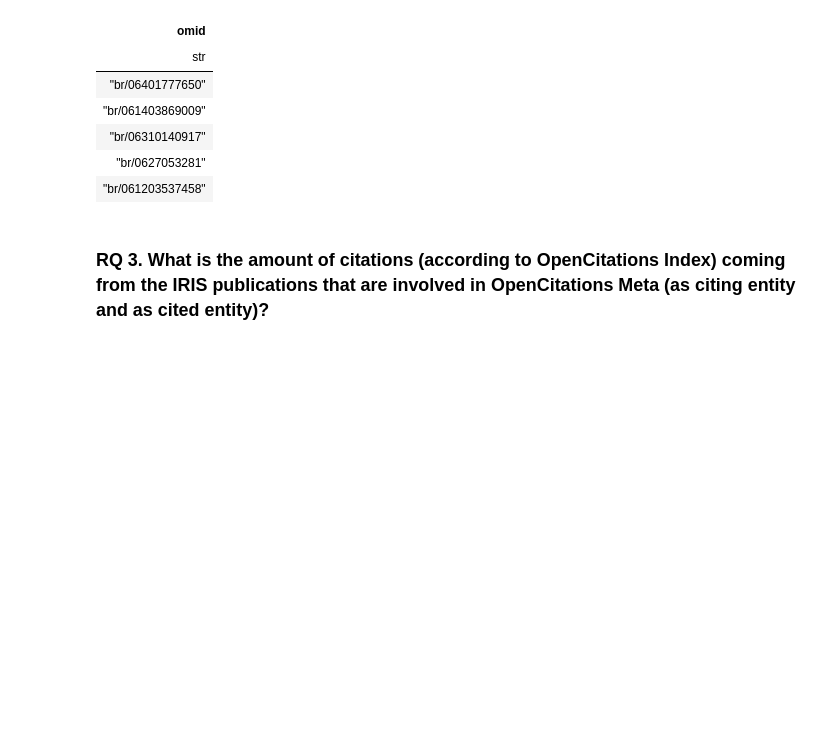
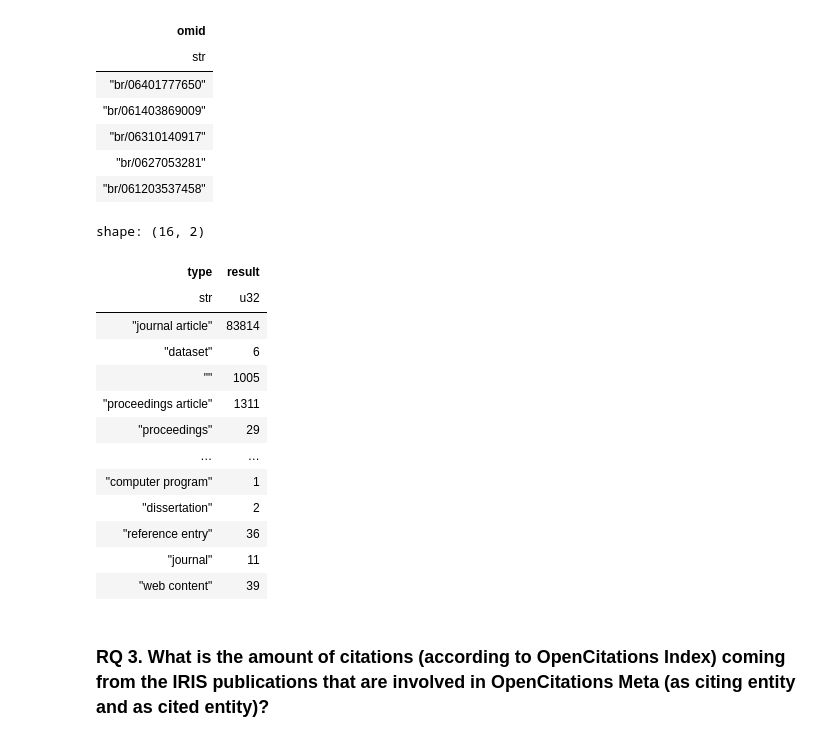
Before and after one commit to open-sci/2023-2024-atreides-code, a Jupyter notebook: leo.ipynb, the cells around one changed output. Saved outputs shown, nothing was run; the diff lists cells and outputs as text; code cells hidden in the pictures; blank space fills up the shorter version.

```diff
--- a/leo.ipynb
+++ b/leo.ipynb
@@ -119,6 +127,12 @@ for file in tqdm(openalex_zip.namelist()):
                     .select(['id', 'title', 'author', 'type'])
                     .sink_parquet('./data/openalex_parquet/{}.parquet'.format(file.split('/')[-1].replace(".csv", "")))
                 )
+# %%
+
+thread_factor = max(12 / multiprocessing.cpu_count(), 1)
+STREAMING_CHUNK_SIZE = max(50_000 / 3 * thread_factor, 1000)
+
+pl.Config.set_streaming_chunk_size(1000);
 # %%
 ### read the parquet files
 
@@ -390,0 +420,2 @@ len(dois_isbns)
+# %%
+pl.Config.set_streaming_chunk_size(50000);
@@ -485,3 +527,35 @@ rq2_query.head(5)
+# %%
+openalex_rq2_query = (
+    openalex_lf
+    .select(['id', 'type'])
+    .with_columns((pl.col('id').str.extract(r"((?:doi|isbn):[^\s]+)")))
+    .drop_nulls('id')
+    .filter(
+        pl.col("id").is_in(dois_isbns)
+    )
+    .group_by("type")
+    .agg(
+        pl.col('type').count().alias('result')
+    )
+    .sink_csv('iris_in_om_openalex.csv')
+)
+
+#openalex_rq2_query
+# %% [output]
+shape: (16, 2)
+| type | result |
+| str | u32 |
+| "journal article" | 83814 |
+| "dataset" | 6 |
+| "" | 1005 |
+| "proceedings article" | 1311 |
+| "proceedings" | 29 |
+| … | … |
+| "computer program" | 1 |
+| "dissertation" | 2 |
+| "reference entry" | 36 |
+| "journal" | 11 |
+| "web content" | 39 |
 # %% [markdown]
 ### RQ 3. What is the amount of citations (according to OpenCitations Index) coming from the IRIS publications that are involved in OpenCitations Meta (as citing entity and as cited entity)?
 # %% [markdown]
```
Also changed, not shown: parts of 15 cells of this notebook, 1 other file.
